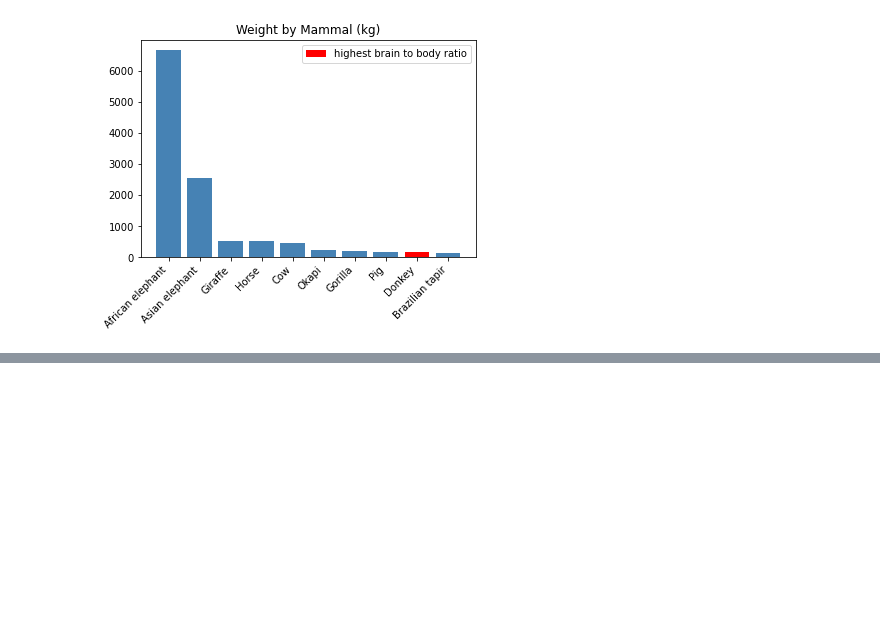
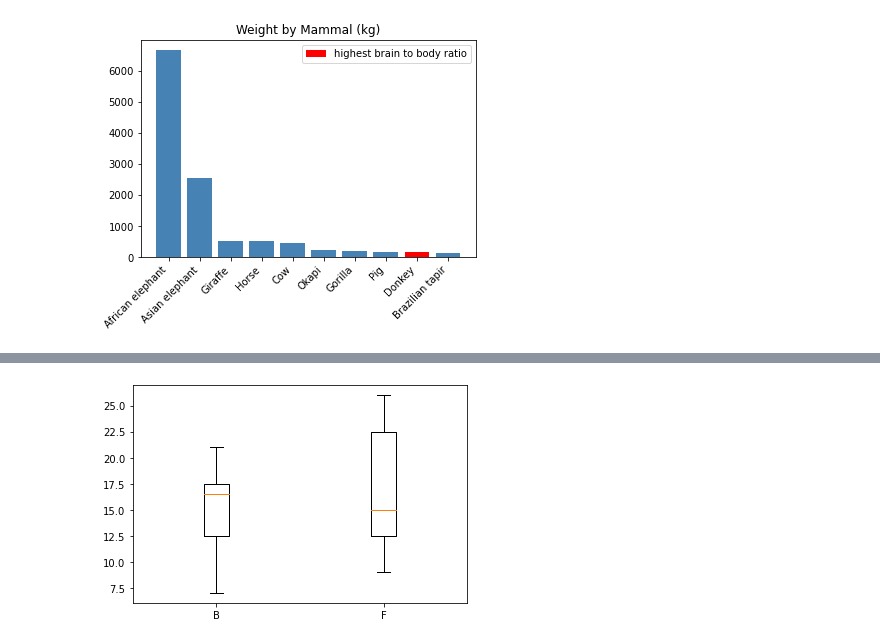
Before and after one commit to massardier/visualizations_python, a Jupyter notebook: pyplot.ipynb, the cells around one changed output, grey strips where cells are left out. Cells and saved outputs as stored; diff of their text form; code cells hidden in the pictures; blank space fills up the shorter version.

```diff
--- a/pyplot.ipynb
+++ b/pyplot.ipynb
@@ -322,0 +424,13 @@ sns.relplot(x=x_axis, y=y_axis, hue=colors_column, size=sizes_column,
+# %%
+# COMPARE SEVERAL POPULATIONS DISTRIBUTION WITH BOXPLOTS
+fig, axes = plt.subplots()
+
+insect_sprays_b = insect_sprays[insect_sprays.spray=='B']
+insect_sprays_f = insect_sprays[insect_sprays.spray=='F']
+
+axes.boxplot([insect_sprays_b['count'], insect_sprays_f['count']])
+axes.set_xticklabels(['B','F'])
+
+plt.show()
+# %% [output]
+[figure, added]
```
Also changed, not shown: parts of 23 cells of this notebook, 2 other files.
